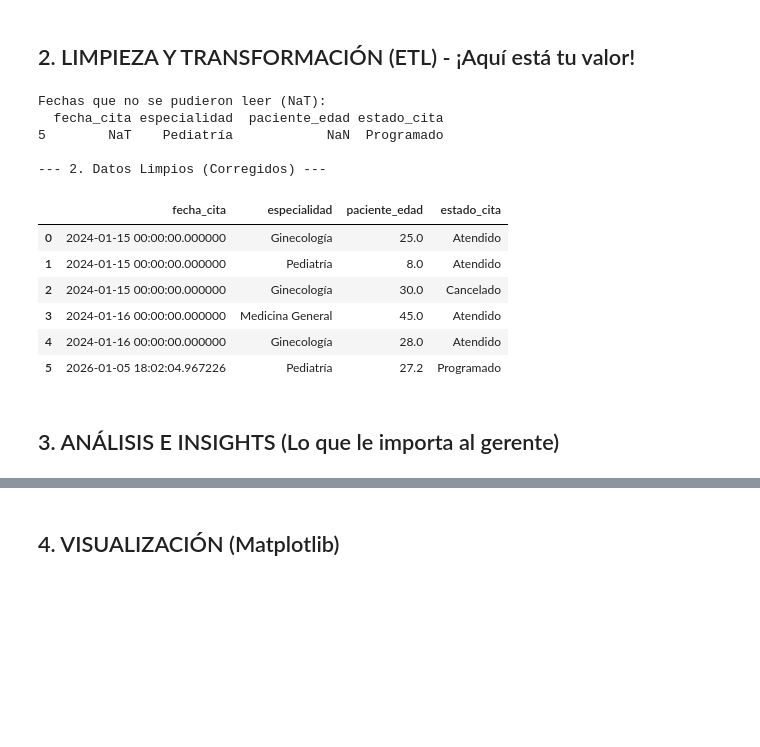
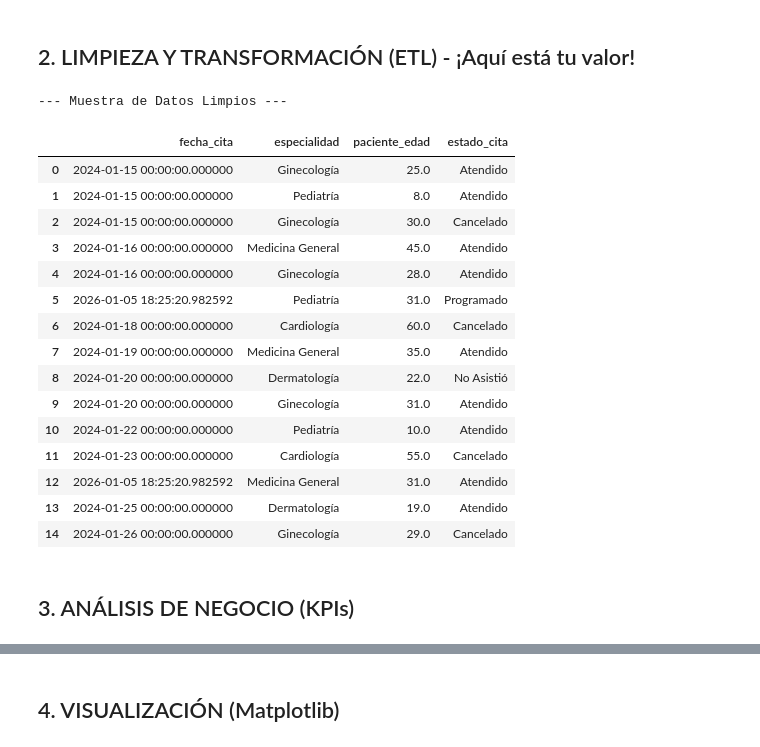
Before and after one commit to DanCruzA/Data-Analysis-Health-Sector, a Jupyter notebook: Analisis_Citas_Clinica.ipynb, the cells around one changed output, grey strips where cells are left out. Saved outputs shown, nothing was run; the diff lists cells and outputs as text; code cells hidden in the pictures; blank space fills up the shorter version.

```diff
--- a/Analisis_Citas_Clinica.ipynb
+++ b/Analisis_Citas_Clinica.ipynb
@@ -6,13 +6,29 @@ import matplotlib.pyplot as plt
 ## 1. INGESTA DE DATOS (Simulamos un archivo 'sucio' de la clínica)
 # %%
 data = {
-    'fecha_cita': ['2024-01-15', '2024-01-15', '15/01/2024', '2024-01-16', '2024-01-16', None],
-    'especialidad': ['Ginecología', 'Pediatría', 'Ginecología', 'Medicina General', 'Ginecología', 'Pediatría'],
-    'paciente_edad': [25, 8, 30, 45, 28, np.nan], # np.nan es un valor nulo
-    'estado_cita': ['Atendido', 'Atendido', 'Cancelado', 'Atendido', 'Atendido', 'Programado']
+    'fecha_cita': [
+        '2024-01-15', '2024-01-15', '15/01/2024', '2024-01-16', '2024-01-16',
+        None, '18-01-2024', '2024/01/19', '2024-01-20', '2024-01-20',
+        '22/01/2024', '2024-01-23', None, '2024-01-25', '26/01/2024'
+    ],
+    'especialidad': [
+        'Ginecología', 'Pediatría', 'Ginecología', 'Medicina General', 'Ginecología',
+        'Pediatría', 'Cardiología', 'Medicina General', 'Dermatología', 'Ginecología',
+        'Pediatría', 'Cardiología', 'Medicina General', 'Dermatología', 'Ginecología'
+    ],
+    'paciente_edad': [
+        25, 8, 30, 45, 28,
+        np.nan, 60, 35, 22, 31,
+        10, 55, np.nan, 19, 29
+    ],
+    'estado_cita': [
+        'Atendido', 'Atendido', 'Cancelado', 'Atendido', 'Atendido',
+        'Programado', 'Cancelado', 'Atendido', 'No Asistió', 'Atendido',
+        'Atendido', 'Cancelado', 'Atendido', 'Atendido', 'Cancelado'
+    ]
 }
 
-print("--- 1. Datos Crudos (Como llegan de la base de datos) ---")
 df = pd.DataFrame(data)
+print(f"Total de registros cargados: {len(df)}")
 display(df)
 # %% [output]
@@ -27,42 +52,39 @@ display(df)
 # %% [markdown]
 ## 2. LIMPIEZA Y TRANSFORMACIÓN (ETL) - ¡Aquí está tu valor!
 # %%
-# A. Estandarizar fechas (arreglar el formato mixto)
-# Agregamos format='mixed' para decirle que vienen formatos diferentes revueltos
+# A. Fechas (Usando format='mixed' para tu corrección)
 try:
     df['fecha_cita'] = pd.to_datetime(df['fecha_cita'], errors='coerce', dayfirst=True, format='mixed')
 except ValueError:
-    # Fallback para versiones antiguas de Pandas que no soportan format='mixed'
     df['fecha_cita'] = pd.to_datetime(df['fecha_cita'], errors='coerce', dayfirst=True)
 
-# Verificamos qué filas siguen siendo NaT (Nulas) antes de llenarlas
-# Esto es para que TÚ veas si hay fechas que no se pudieron arreglar
-print("Fechas que no se pudieron leer (NaT):")
-print(df[df['fecha_cita'].isna()])
-
-# B. Llenar vacíos (Imputación)
-# Solo llenamos con 'hoy' aquellas que REALMENTE venían vacías o irrecuperables
+# Llenar fechas vacías con la fecha de hoy
 df['fecha_cita'] = df['fecha_cita'].fillna(pd.Timestamp('today'))
 
-# Si no hay edad, llenamos con el promedio
+# B. Edades (Llenar con el promedio)
 promedio_edad = df['paciente_edad'].mean()
-df['paciente_edad'] = df['paciente_edad'].fillna(promedio_edad)
+df['paciente_edad'] = df['paciente_edad'].fillna(promedio_edad).round(0) # Redondeamos a enteros
 
-print("\n--- 2. Datos Limpios (Corregidos) ---")
+print("\n--- Muestra de Datos Limpios ---")
 display(df)
 # %% [output]
-Fechas que no se pudieron leer (NaT):
-  fecha_cita especialidad  paciente_edad estado_cita
-5        NaT    Pediatría            NaN  Programado
-
---- 2. Datos Limpios (Corregidos) ---
+--- Muestra de Datos Limpios ---
 |  | fecha_cita | especialidad | paciente_edad | estado_cita |
 | 0 | 2024-01-15 00:00:00.000000 | Ginecología | 25.0 | Atendido |
 | 1 | 2024-01-15 00:00:00.000000 | Pediatría | 8.0 | Atendido |
 | 2 | 2024-01-15 00:00:00.000000 | Ginecología | 30.0 | Cancelado |
 | 3 | 2024-01-16 00:00:00.000000 | Medicina General | 45.0 | Atendido |
 | 4 | 2024-01-16 00:00:00.000000 | Ginecología | 28.0 | Atendido |
-| 5 | 2026-01-05 18:02:04.967226 | Pediatría | 27.2 | Programado |
+| 5 | 2026-01-05 18:25:20.982592 | Pediatría | 31.0 | Programado |
+| 6 | 2024-01-18 00:00:00.000000 | Cardiología | 60.0 | Cancelado |
+| 7 | 2024-01-19 00:00:00.000000 | Medicina General | 35.0 | Atendido |
+| 8 | 2024-01-20 00:00:00.000000 | Dermatología | 22.0 | No Asistió |
+| 9 | 2024-01-20 00:00:00.000000 | Ginecología | 31.0 | Atendido |
+| 10 | 2024-01-22 00:00:00.000000 | Pediatría | 10.0 | Atendido |
+| 11 | 2024-01-23 00:00:00.000000 | Cardiología | 55.0 | Cancelado |
+| 12 | 2026-01-05 18:25:20.982592 | Medicina General | 31.0 | Atendido |
+| 13 | 2024-01-25 00:00:00.000000 | Dermatología | 19.0 | Atendido |
+| 14 | 2024-01-26 00:00:00.000000 | Ginecología | 29.0 | Cancelado |
 # %% [markdown]
-## 3. ANÁLISIS E INSIGHTS (Lo que le importa al gerente)
+## 3. ANÁLISIS DE NEGOCIO (KPIs)
 # %%
```
Also changed, not shown: parts of 4 cells of this notebook.
